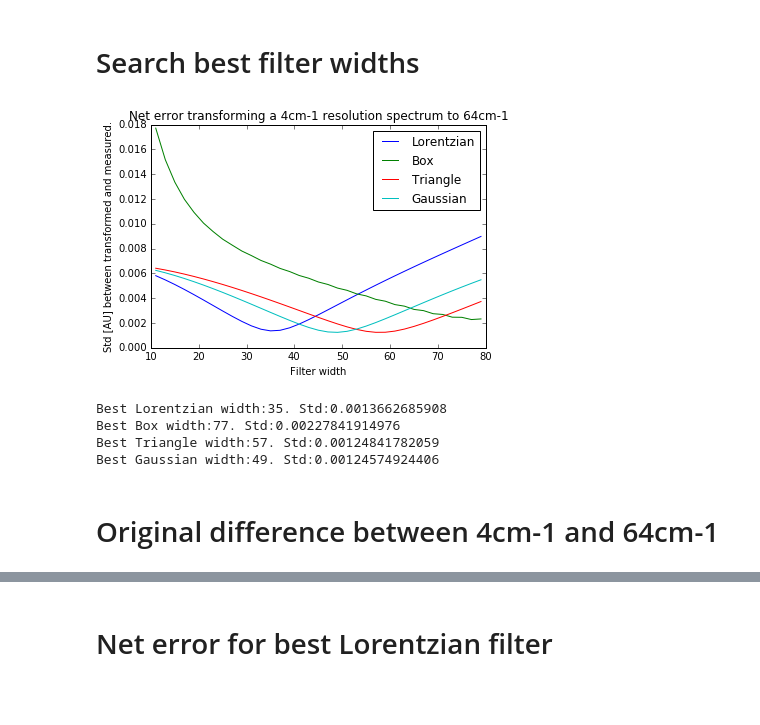
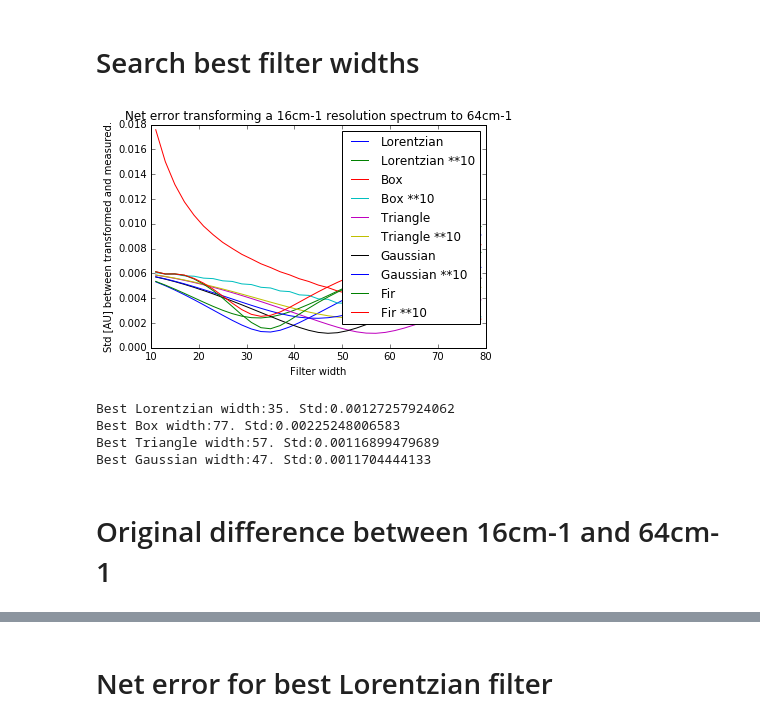
Before and after one commit to bmrg/convolute, a Jupyter notebook: Convolute.ipynb, the cells around one changed output, grey strips where cells are left out. Saved outputs shown, nothing was run; the diff lists cells and outputs as text; code cells hidden in the pictures; blank space fills up the shorter version.

```diff
--- a/Convolute.ipynb
+++ b/Convolute.ipynb
@@ -115,0 +116,9 @@ plt.show()
+# %%
+def makeFirFilter(resolution,width):
+    ticks = 128
+    result = signal.firwin(ticks,1/width)
+    result = np.divide(result,np.sum(result))
+    return result
+
+plt.plot(makeFirFilter(2,64))
+plt.show()
@@ -116,12 +127,20 @@ plt.show()
 # %% [markdown]
 # Search best filter widths
 # %%
-spectrum_res_4 = rows[4]
+spectrum_res_16 = rows[2]
+spectrum_res_16_egy = [10**x for x in spectrum_res_16]
+
 spectrum_res_64 = rows[0]
 std_lorentz = []
+std_lorentz_egy = []
 std_box = []
+std_box_egy = []
 std_triangle = []
+std_triangle_egy = []
 std_gaussian = []
+std_gaussian_egy = []
+std_fir = []
+std_fir_egy = []
 
 test_range = range(11,80,2)
 
@@ -129,56 +148,88 @@ for filter_width in test_range:
 
     # filter using Lorentz shape at current filter width
     lorentzFilter = makeLorentzianFilter(2,filter_width)
-    lorentz_filtered = np.convolve(spectrum_res_4,lorentzFilter,'same')
+    lorentz_filtered = np.convolve(spectrum_res_16,lorentzFilter,'same')
     diff_lorentz = np.subtract(lorentz_filtered,spectrum_res_64)
     std_lorentz.append(np.std(diff_lorentz[400:-400]))
+    # ** 10
+    lorentz_filtered_egy = np.convolve(sectrum_res_16_egy,lorentzFilter,'same')
+    diff_lorentz_egy = np.subtract(np.log10(lorentz_filtered_egy),spectrum_res_64)
+    std_lorentz_egy.append(np.std(diff_lorentz_egy[400:-400]))
 
     # filter using Box shape at current filter width
     boxFilter = makeBoxFilter(2,filter_width)
-    box_filtered = np.convolve(spectrum_res_4,boxFilter,'same')
+    box_filtered = np.convolve(spectrum_res_16,boxFilter,'same')
     diff_box = np.subtract(box_filtered,spectrum_res_64)
     std_box.append(np.std(diff_box[400:-400]))
+    # ** 10
+    box_filtered_egy = np.convolve(spectrum_res_16_egy,boxFilter,'same')
+    diff_box_egy = np.subtract(np.log10(box_filtered_egy),spectrum_res_64)
+    std_box_egy.append(np.std(diff_box_egy[400:-400]))
 
     # filter using Triangle shape at current filter width
     triangleFilter = makeTriangleFilter(2,filter_width)
-    triangle_filtered = np.convolve(spectrum_res_4,triangleFilter,'same')
+    triangle_filtered = np.convolve(spectrum_res_16,triangleFilter,'same')
     diff_triangle = np.subtract(triangle_filtered,spectrum_res_64)
     std_triangle.append(np.std(diff_triangle[400:-400]))
+    # **10
+    triangle_filtered_egy = np.convolve(spectrum_res_16_egy,triangleFilter,'same')
+    diff_triangle_egy = np.subtract(np.log10(triangle_filtered_egy),spectrum_res_64)
+    std_triangle_egy.append(np.std(diff_triangle_egy[400:-400]))
 
     # filter using Gaussian shape
     gaussianFilter = makeGaussianFilter(2,filter_width)
-    gaussian_filtered = np.convolve(spectrum_res_4,gaussianFilter,'same')
+    gaussian_filtered = np.convolve(spectrum_res_16,gaussianFilter,'same')
     diff_gaussian = np.subtract(gaussian_filtered,spectrum_res_64)
     std_gaussian.append(np.std(diff_gaussian[400:-400]))
+    # **10
+    gaussian_filtered_egy = np.convolve(spectrum_res_16_egy,gaussianFilter,'same')
+    diff_gaussian_egy = np.subtract(np.log10(gaussian_filtered_egy),spectrum_res_64)
+    std_gaussian_egy.append(np.std(diff_gaussian_egy[400:-400]))
+
+    # filter using Fir shape
+    firFilter = makeFirFilter(2,filter_width)
+    fir_filtered = np.convolve(spectrum_res_16,firFilter,'same')
+    diff_fir = np.subtract(fir_filtered,spectrum_res_64)
+    std_fir.append(np.std(diff_fir[400:-400]))
+    # ** 10
+    fir_filtered_egy = np.convolve(spectrum_res_16_egy,firFilter,'same')
+    diff_fir_egy = np.subtract(np.log10(fir_filtered_egy),spectrum_res_64)
+    std_fir_egy.append(np.std(diff_fir_egy[400:-400]))
 
 plt.plot(test_range,std_lorentz, label='Lorentzian')
+plt.plot(test_range,std_lorentz_egy, label='Lorentzian **10')
 plt.plot(test_range,std_box, label='Box')
+plt.plot(test_range,std_box_egy, label='Box **10')
 plt.plot(test_range,std_triangle, label='Triangle')
+plt.plot(test_range,std_triangle_egy, label='Triangle **10')
 plt.plot(test_range,std_gaussian, label='Gaussian')
-plt.legend()
-plt.title('Net error transforming a 4cm-1 resolution spectrum to 64cm-1')
+plt.plot(test_range,std_gaussian_egy, label='Gaussian **10')
+plt.plot(test_range,std_fir, label='Fir')
+plt.plot(test_range,std_fir_egy, label='Fir **10')
+plt.legend(loc=1)
+plt.title('Net error transforming a 16cm-1 resolution spectrum to 64cm-1')
 plt.ylabel('Std [AU] between transformed and measured.')
 plt.xlabel("Filter width")
 
 plt.show()
 
 # Find best
 bestLorentzianIdx = np.argmin(std_lorentz)
 bestBoxIdx = np.argmin(std_box)
 bestTriangleIdx = np.argmin(std_triangle)
 bestGaussianIdx = np.argmin(std_gaussian)
 
 # Report best
 print ("Best Lorentzian width:" + str(test_range[bestLorentzianIdx]) + ". Std:" + str(std_lorentz[bestLorentzianIdx]))
 print ("Best Box width:" + str(test_range[bestBoxIdx]) + ". Std:" + str(std_box[bestBoxIdx]))
 print ("Best Triangle width:" + str(test_range[bestTriangleIdx]) + ". Std:" + str(std_triangle[bestTriangleIdx]))
 print ("Best Gaussian width:" + str(test_range[bestGaussianIdx]) + ". Std:" + str(std_gaussian[bestGaussianIdx]))
 # %% [output]
-[figure, old version]
+[figure, new version]
-Best Lorentzian width:35. Std:0.0013662685908
-Best Box width:77. Std:0.00227841914976
-Best Triangle width:57. Std:0.00124841782059
-Best Gaussian width:49. Std:0.00124574924406
+Best Lorentzian width:35. Std:0.00127257924062
+Best Box width:77. Std:0.00225248006583
+Best Triangle width:57. Std:0.00116899479689
+Best Gaussian width:47. Std:0.0011704444133
 # %% [markdown]
-# Original difference between 4cm-1 and 64cm-1
+# Original difference between 16cm-1 and 64cm-1
 # %%
```
Also changed, not shown: parts of 9 cells of this notebook, 1 other file.
